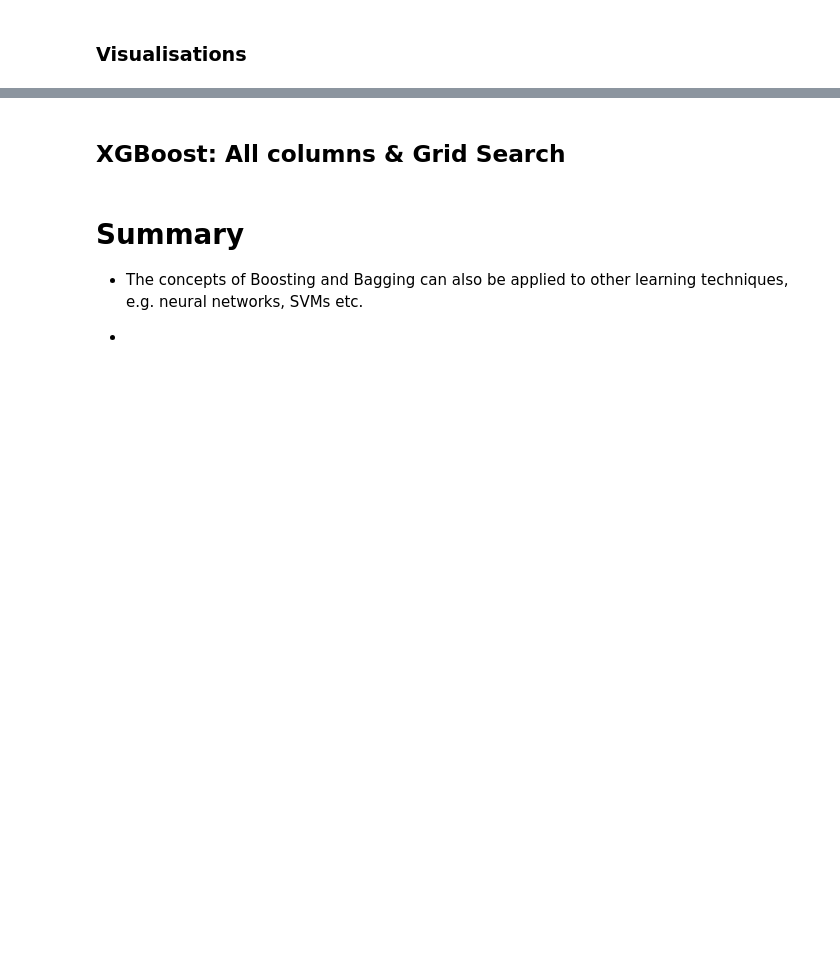
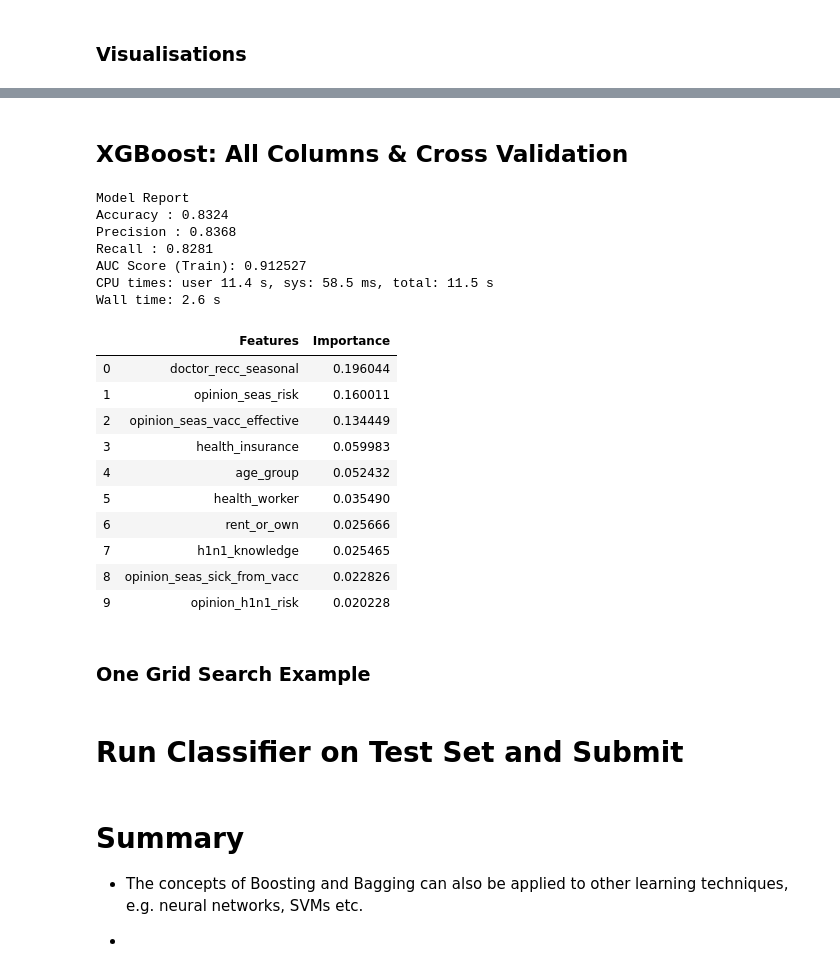
Before and after one commit to mgloel/FluShotPrediction, a Jupyter notebook: FluShotPrediction_pt2.ipynb, the cells around one changed output, grey strips where cells are left out. Saved outputs shown, nothing was run; the diff lists cells and outputs as text; code cells hidden in the pictures; blank space fills up the shorter version.

```diff
--- a/FluShotPrediction_pt2.ipynb
+++ b/FluShotPrediction_pt2.ipynb
@@ -311,0 +313,2 @@ plt.show()
+# %% [markdown]
+## XGBoost: All Columns & Cross Validation
@@ -311,0 +353,13 @@ plt.show()
+# %%
+predictors = ['h1n1_concern', 'h1n1_knowledge', 'behavioral_antiviral_meds',
+           'behavioral_avoidance', 'behavioral_face_mask', 'behavioral_wash_hands',
+           'behavioral_large_gatherings', 'behavioral_outside_home',
+           'behavioral_touch_face', 'doctor_recc_h1n1', 'doctor_recc_seasonal',
+           'chronic_med_condition', 'child_under_6_months', 'health_worker',
+           'health_insurance', 'opinion_h1n1_vacc_effective', 'opinion_h1n1_risk',
+           'opinion_h1n1_sick_from_vacc', 'opinion_seas_vacc_effective',
+           'opinion_seas_risk', 'opinion_seas_sick_from_vacc', 'age_group',
+           'education', 'race', 'sex', 'income_poverty', 'marital_status',
+           'rent_or_own', 'employment_status', 'hhs_geo_region', 'census_msa',
+           'household_adults', 'household_children', 'employment_industry',
+           'employment_occupation']
@@ -312,2 +368,36 @@ plt.show()
+# %%
+%%time
+xgb1 = xgb.XGBClassifier(
+ learning_rate =0.1,
+ n_estimators=100,
+ max_depth=5,
+ min_child_weight=1,
+ gamma=0,
+ subsample=0.8,
+ colsample_bytree=0.8,
+ objective= 'binary:logistic',
+ nthread=4,
+ scale_pos_weight=1,
+ seed=27)
+modelfit(xgb1,training_data, predictors)
+# %% [output]
+Model Report
+Accuracy : 0.8324
+Precision : 0.8368
+Recall : 0.8281
+AUC Score (Train): 0.912527
+CPU times: user 11.4 s, sys: 58.5 ms, total: 11.5 s
+Wall time: 2.6 s
+|  | Features | Importance |
+| 0 | doctor_recc_seasonal | 0.196044 |
+| 1 | opinion_seas_risk | 0.160011 |
+| 2 | opinion_seas_vacc_effective | 0.134449 |
+| 3 | health_insurance | 0.059983 |
+| 4 | age_group | 0.052432 |
+| 5 | health_worker | 0.035490 |
+| 6 | rent_or_own | 0.025666 |
+| 7 | h1n1_knowledge | 0.025465 |
+| 8 | opinion_seas_sick_from_vacc | 0.022826 |
+| 9 | opinion_h1n1_risk | 0.020228 |
 # %% [markdown]
-## XGBoost: All columns & Grid Search
+### One Grid Search Example
@@ -314,3 +406,5 @@ plt.show()
+# %% [markdown]
+# Run Classifier on Test Set and Submit
 # %% [markdown]
 # Summary
 
```
Also changed, not shown: parts of 7 cells of this notebook.
